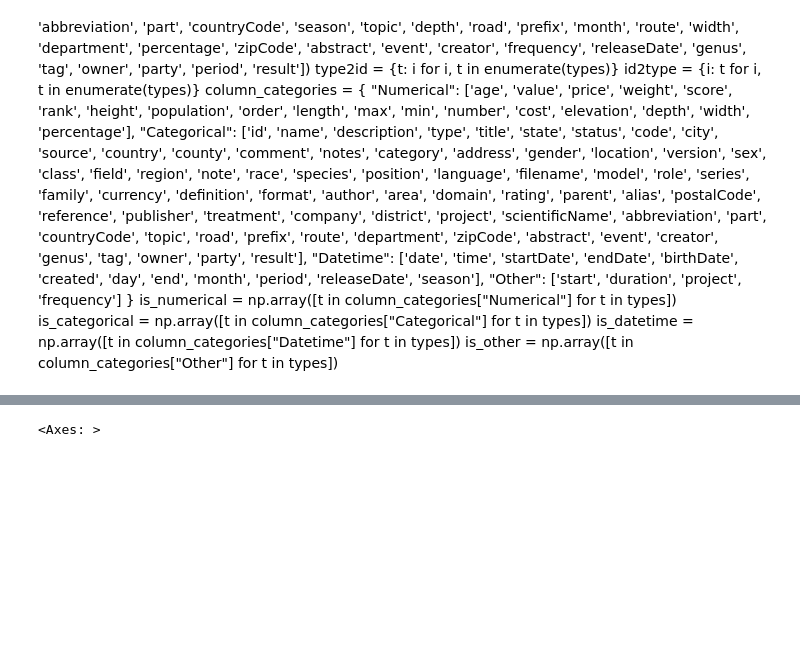
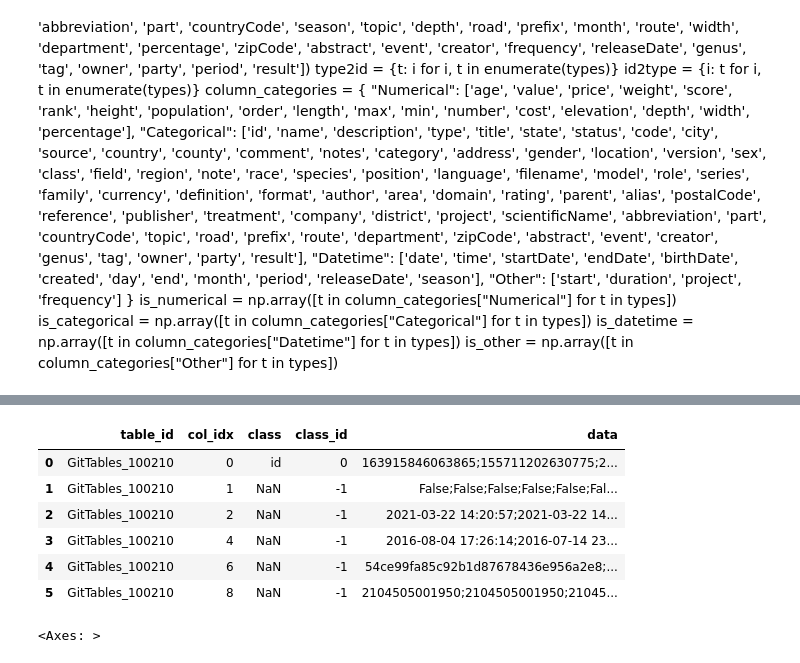
Before and after one commit to TommyDzh/watchog, a Jupyter notebook: data_viewer.ipynb, the cells around one changed output, grey strips where cells are left out. Saved outputs shown, nothing was run; the diff lists cells and outputs as text; code cells hidden in the pictures; blank space fills up the shorter version.

```diff
--- a/data_viewer.ipynb
+++ b/data_viewer.ipynb
@@ -936,3 +1054,13 @@ df_group_train = df_train.groupby("table_id")
+# %%
+g
+# %% [output]
+|  | table_id | col_idx | class | class_id | data |
+| 0 | GitTables_100210 | 0 | id | 0 | 163915846063865;155711202630775;2... |
+| 1 | GitTables_100210 | 1 | NaN | -1 | False;False;False;False;False;Fal... |
+| 2 | GitTables_100210 | 2 | NaN | -1 | 2021-03-22 14:20:57;2021-03-22 14... |
+| 3 | GitTables_100210 | 4 | NaN | -1 | 2016-08-04 17:26:14;2016-07-14 23... |
+| 4 | GitTables_100210 | 6 | NaN | -1 | 54ce99fa85c92b1d87678436e956a2e8;... |
+| 5 | GitTables_100210 | 8 | NaN | -1 | 2104505001950;2104505001950;21045... |
 # %%
 import json
 import numpy as np
```
Also changed, not shown: parts of 21 cells of this notebook, 5 other files.
